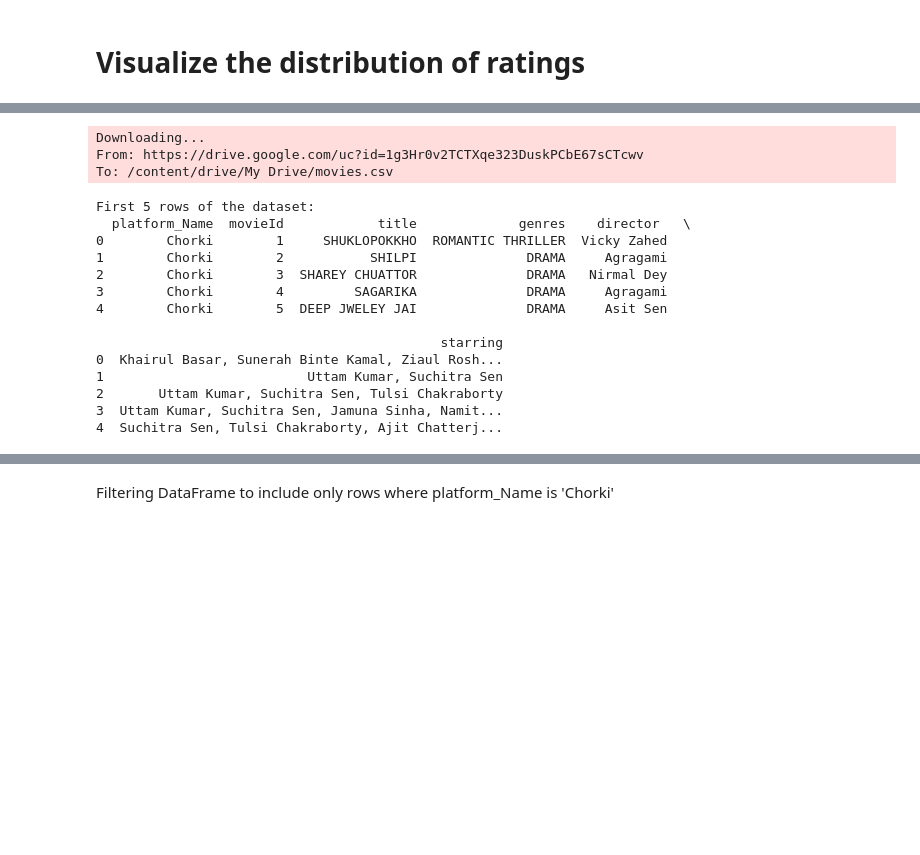
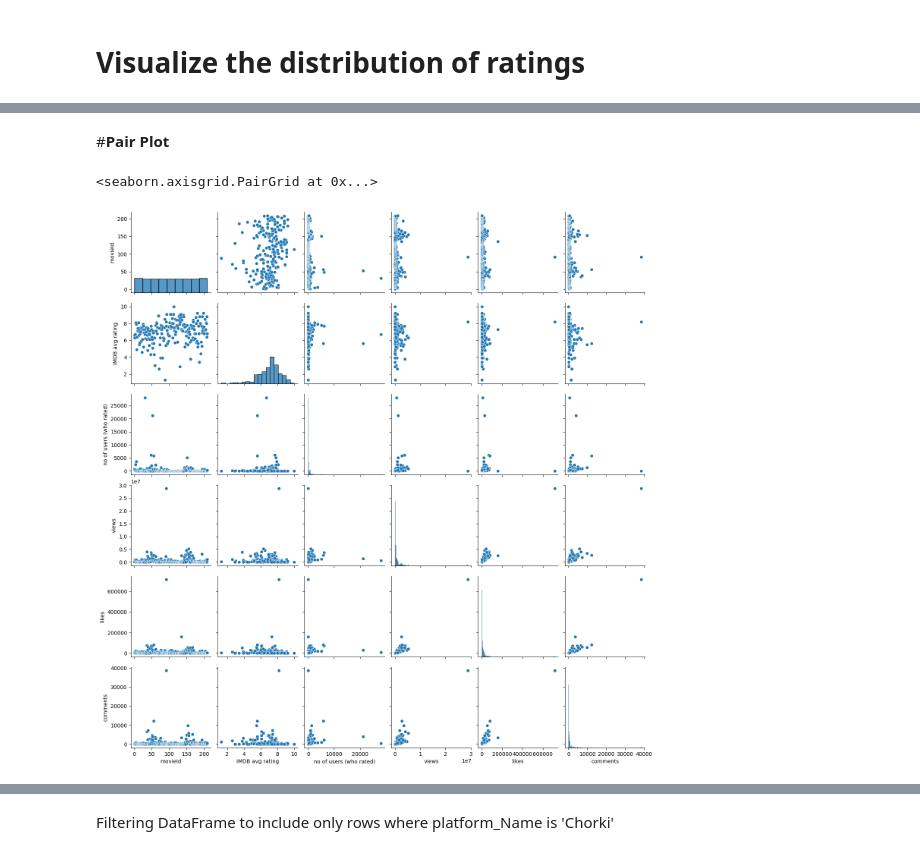
Before and after one commit to shaisad/BanglaMoviePopularityPredictor, a Jupyter notebook: Bangali_movie_ML_Project.ipynb, the cells around one changed output, grey strips where cells are left out. Saved outputs shown, nothing was run; the diff lists cells and outputs as text; code cells hidden in the pictures; blank space fills up the shorter version.

```diff
--- a/Bangali_movie_ML_Project.ipynb
+++ b/Bangali_movie_ML_Project.ipynb
@@ -94,31 +107,17 @@ Loading the movies dataset
-# %%
-
-
-movies_drive_url = "https://drive.google.com/uc?id=1g3Hr0v2TCTXqe323DuskPCbE67sCTcwv"
-
-movies_file = "/content/drive/My Drive/movies.csv"
-
-gdown.download(movies_drive_url, movies_file, quiet=False)
-
-df = pd.read_csv(movies_file)
-
-print("First 5 rows of the dataset:")
-print(df.head())
-# %% [output]
-Downloading...
-From: https://drive.google.com/uc?id=1g3Hr0v2TCTXqe323DuskPCbE67sCTcwv
-To: /content/drive/My Drive/movies.csv
-First 5 rows of the dataset:
-  platform_Name  movieId            title             genres    director   \
-0        Chorki        1     SHUKLOPOKKHO  ROMANTIC THRILLER  Vicky Zahed
-1        Chorki        2           SHILPI              DRAMA     Agragami
-2        Chorki        3  SHAREY CHUATTOR              DRAMA   Nirmal Dey
-3        Chorki        4         SAGARIKA              DRAMA     Agragami
-4        Chorki        5  DEEP JWELEY JAI              DRAMA     Asit Sen
-
-                                            starring
-0  Khairul Basar, Sunerah Binte Kamal, Ziaul Rosh...
-1                          Uttam Kumar, Suchitra Sen
-2       Uttam Kumar, Suchitra Sen, Tulsi Chakraborty
-3  Uttam Kumar, Suchitra Sen, Jamuna Sinha, Namit...
-4  Suchitra Sen, Tulsi Chakraborty, Ajit Chatterj...
+# %% [markdown]
+#**Pair Plot**
+# %%
+movie_ratings = movies_df[['movieId', 'title', 'storyline', 'trailerLink', 'source_trailer',
+       'genre', 'director', 'starring', 'releasedYear', 'runtime',
+       'IMDB avg rating', 'no of users (who rated)', 'views', 'likes',
+       'comments', 'trailerPublishedAt']]
+movie_ratings = movie_ratings.dropna()
+
+
+sns.pairplot(movie_ratings[['movieId', 'title', 'storyline', 'trailerLink', 'source_trailer',
+       'genre', 'director', 'starring', 'releasedYear', 'runtime',
+       'IMDB avg rating', 'no of users (who rated)', 'views', 'likes',
+       'comments', 'trailerPublishedAt']])
+# %% [output]
+<seaborn.axisgrid.PairGrid at 0x...>
+[figure, added]
```
Also changed, not shown: parts of 22 cells of this notebook.
